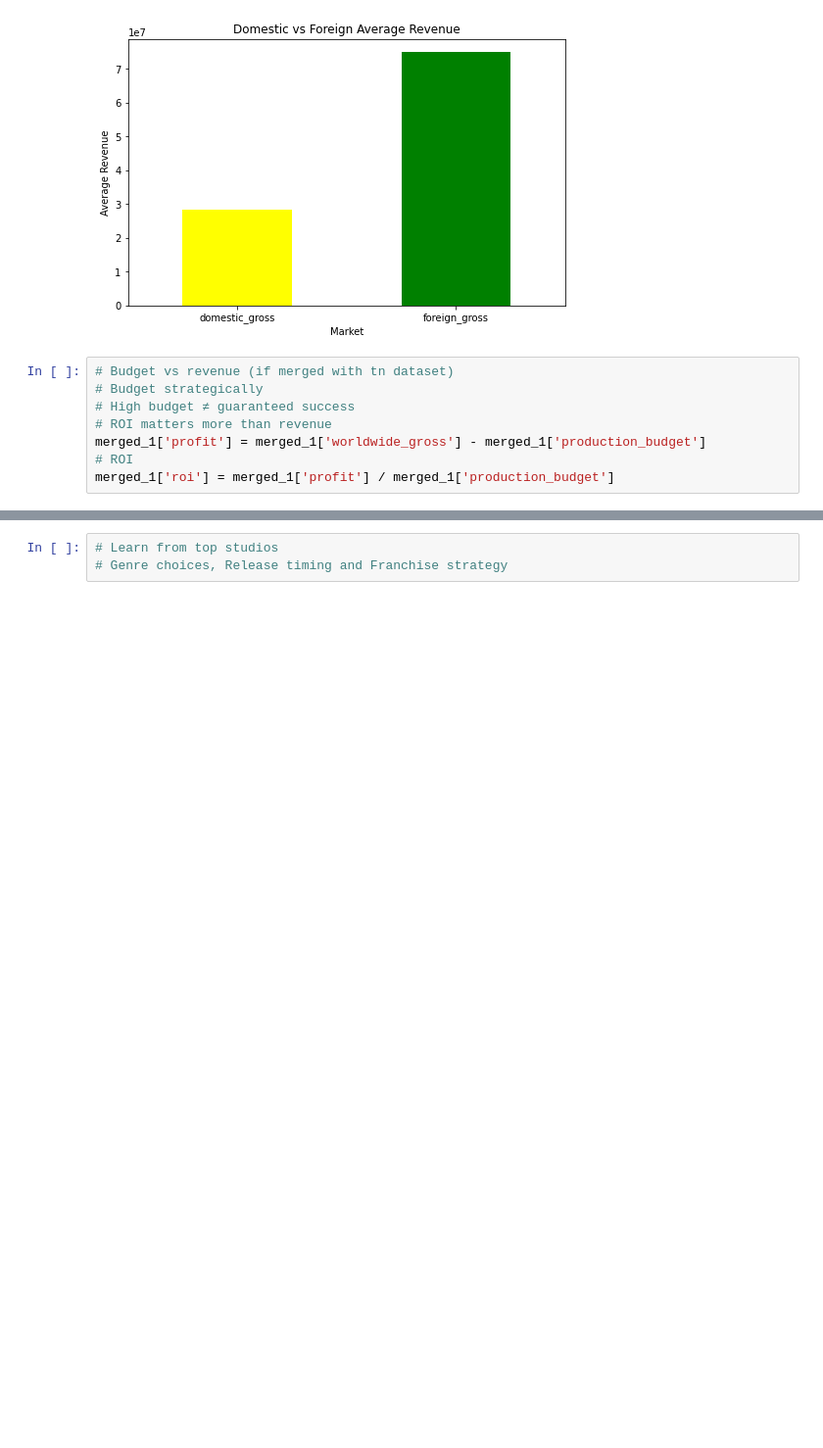
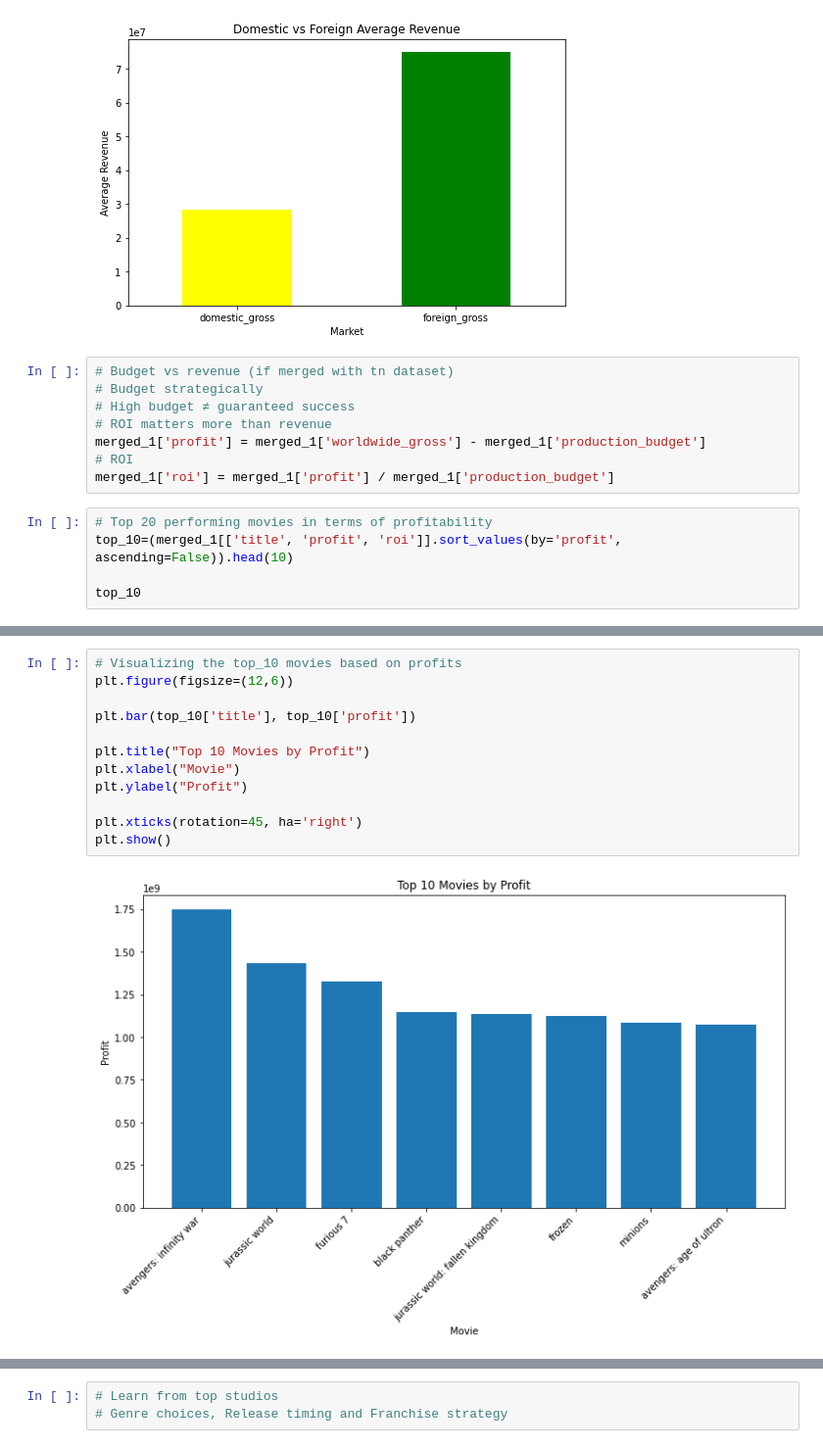
Before and after one commit to CharityNduati/movie-industry-strategic-analysis, a Jupyter notebook: project_phase_2.ipynb, the cells around one changed output, grey strips where cells are left out. Shown at 98% size. Cells and saved outputs as stored; diff of their text form; blank space fills up the shorter version.

```diff
--- a/project_phase_2.ipynb
+++ b/project_phase_2.ipynb
@@ -400,3 +432,8 @@ plt.show()
 merged_1['profit'] = merged_1['worldwide_gross'] - merged_1['production_budget']
 # ROI
 merged_1['roi'] = merged_1['profit'] / merged_1['production_budget']
+# %%
+# Top 20 performing movies in terms of profitability
+top_10=(merged_1[['title', 'profit', 'roi']].sort_values(by='profit', ascending=False)).head(10)
+
+top_10
@@ -402,0 +454,14 @@ merged_1['roi'] = merged_1['profit'] / merged_1['production_budget']
+# %%
+# Visualizing the top_10 movies based on profits
+plt.figure(figsize=(12,6))
+
+plt.bar(top_10['title'], top_10['profit'])
+
+plt.title("Top 10 Movies by Profit")
+plt.xlabel("Movie")
+plt.ylabel("Profit")
+
+plt.xticks(rotation=45, ha='right')
+plt.show()
+# %% [output]
+[figure, added]
```
Also changed, not shown: parts of 10 cells of this notebook.
